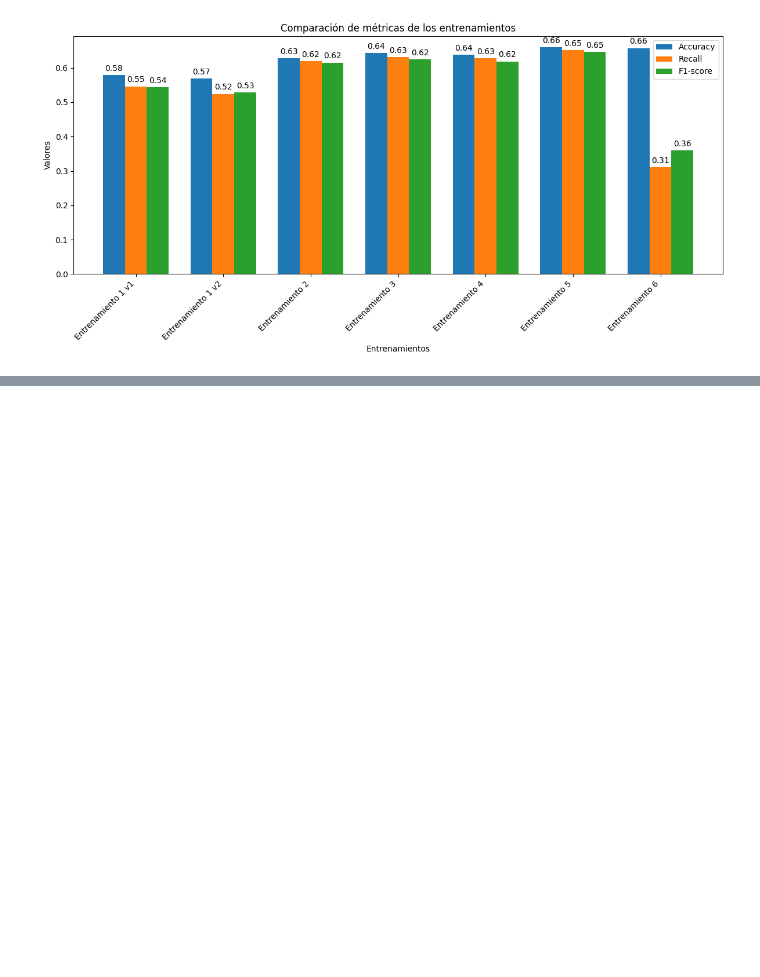
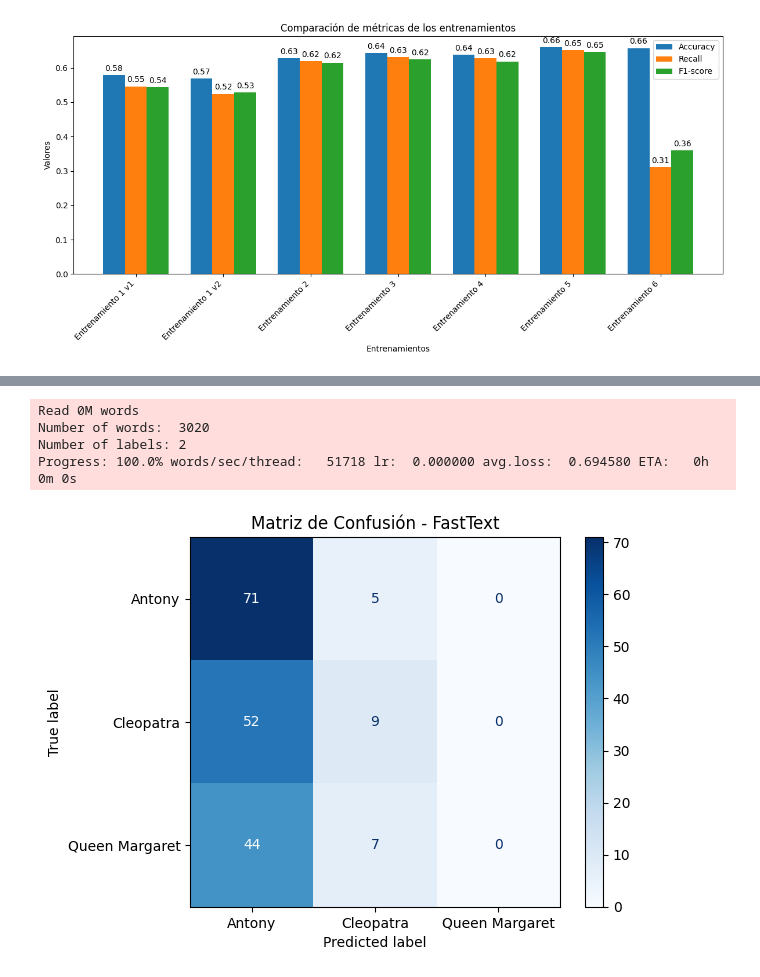
Before and after one commit to guidooooo/mcdaa-introCd, a Jupyter notebook: Tarea_2/Practico2-Entrenamientos.ipynb, the cells around one changed output, grey strips where cells are left out. Cells and saved outputs as stored; diff of their text form; code cells hidden in the pictures; blank space fills up the shorter version.

```diff
--- a/Tarea_2/Practico2-Entrenamientos.ipynb
+++ b/Tarea_2/Practico2-Entrenamientos.ipynb
@@ -1615,0 +1871,58 @@ f1-score en el conjunto de prueba: 0.35947712418300654
+# %%
+lr=0.25
+dim=50
+wordNgrams=2
+
+
+import pandas as pd
+import fasttext
+from sklearn.metrics import confusion_matrix, ConfusionMatrixDisplay
+import matplotlib.pyplot as plt
+
+# Crear el DataFrame con los datos de entrenamiento
+df_train = pd.DataFrame({
+    'text': X_train,  # Sustituir con tu conjunto de entrenamiento
+    'label': y_train  # Sustituir con tu conjunto de etiquetas
+})
+
+# Eliminar filas con valores NaN
+df_train = df_train.dropna(subset=['text', 'label'])
+
+# Convertir las etiquetas al formato requerido por FastText
+df_train['label'] = '__label__' + df_train['label'].astype(str)
+
+# Guardar el conjunto de datos en un archivo de texto
+df_train[['label', 'text']].to_csv('train_fasttext.txt', index=False, sep=' ', header=False)
+
+# Entrenar el modelo FastText con parámetros ajustados
+model = fasttext.train_supervised(input='train_fasttext.txt', lr=0.25, wordNgrams=2, dim=50)
+
+# Evaluar el modelo en el conjunto de prueba
+df_test = pd.DataFrame({
+    'text': X_test,  # Sustituir con tu conjunto de prueba
+    'label': y_test  # Sustituir con tu conjunto de etiquetas de prueba
+})
+
+# Eliminar filas con valores NaN en el conjunto de prueba
+df_test = df_test.dropna(subset=['text', 'label'])
+
+# Realizar predicciones
+df_test['predicted'] = df_test['text'].apply(lambda x: model.predict(x)[0][0].replace('__label__', ''))
+
+# Calcular la matriz de confusión
+cm = confusion_matrix(df_test['label'], df_test['predicted'])
+
+# Crear el display de la matriz de confusión
+labels = sorted(df_test['label'].unique())  # Asegúrate de que las etiquetas estén ordenadas
+disp = ConfusionMatrixDisplay(confusion_matrix=cm, display_labels=labels)
+
+# Visualizar la matriz de confusión
+disp.plot(cmap=plt.cm.Blues)
+plt.title("Matriz de Confusión - FastText")
+plt.show()
+# %% [output]
+Read 0M words
+Number of words:  3020
+Number of labels: 2
+Progress: 100.0% words/sec/thread:   51718 lr:  0.000000 avg.loss:  0.694580 ETA:   0h 0m 0s
+[figure, added]
```
Also changed, not shown: parts of 8 cells of this notebook.
